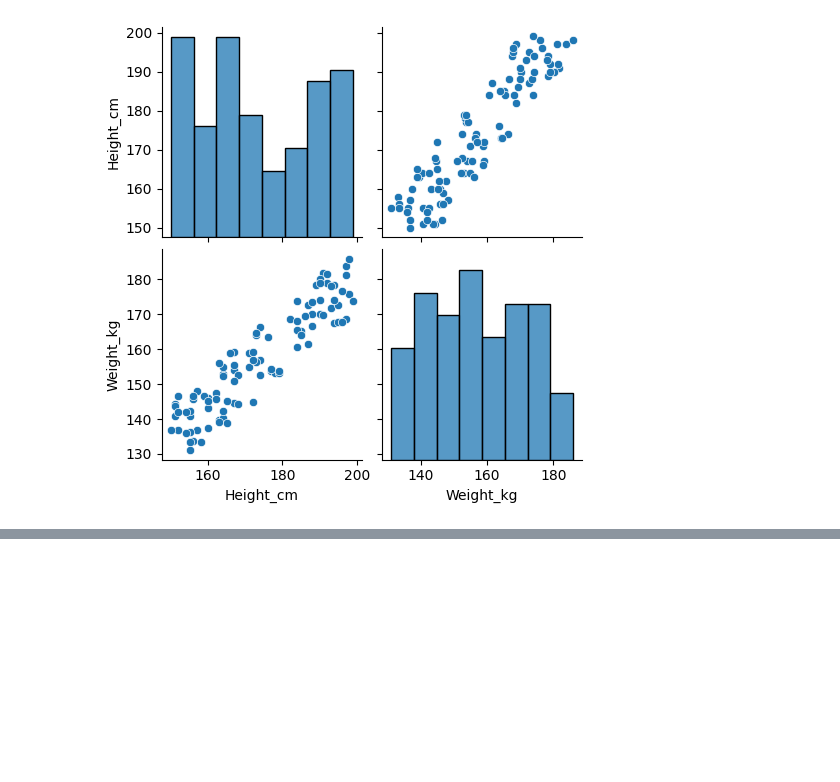
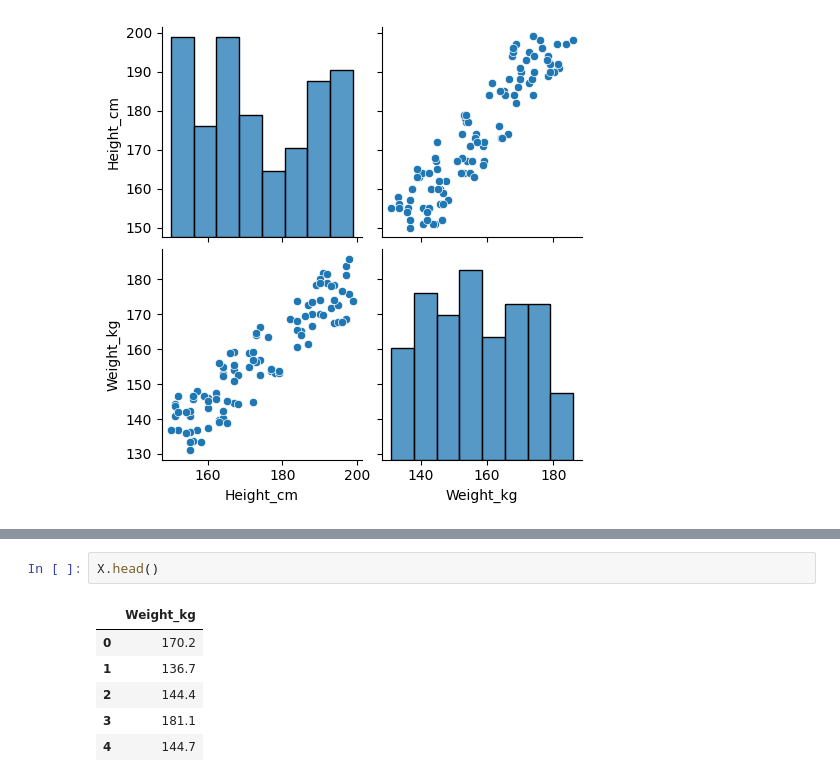
Before and after one commit to phigratio/Machine-Learning, a Jupyter notebook: SimpleLinearRegression.ipynb, the cells around one changed output, grey strips where cells are left out. Drawn from its saved outputs; the diff is of its cells as text; blank space fills up the shorter version.

```diff
--- a/SimpleLinearRegression.ipynb
+++ b/SimpleLinearRegression.ipynb
@@ -188,0 +134,9 @@ sns.pairplot(df)
+# %%
+X.head()
+# %% [output]
+|  | Weight_kg |
+| 0 | 170.2 |
+| 1 | 136.7 |
+| 2 | 144.4 |
+| 3 | 181.1 |
+| 4 | 144.7 |
```
Also changed, not shown: parts of 29 cells of this notebook.
